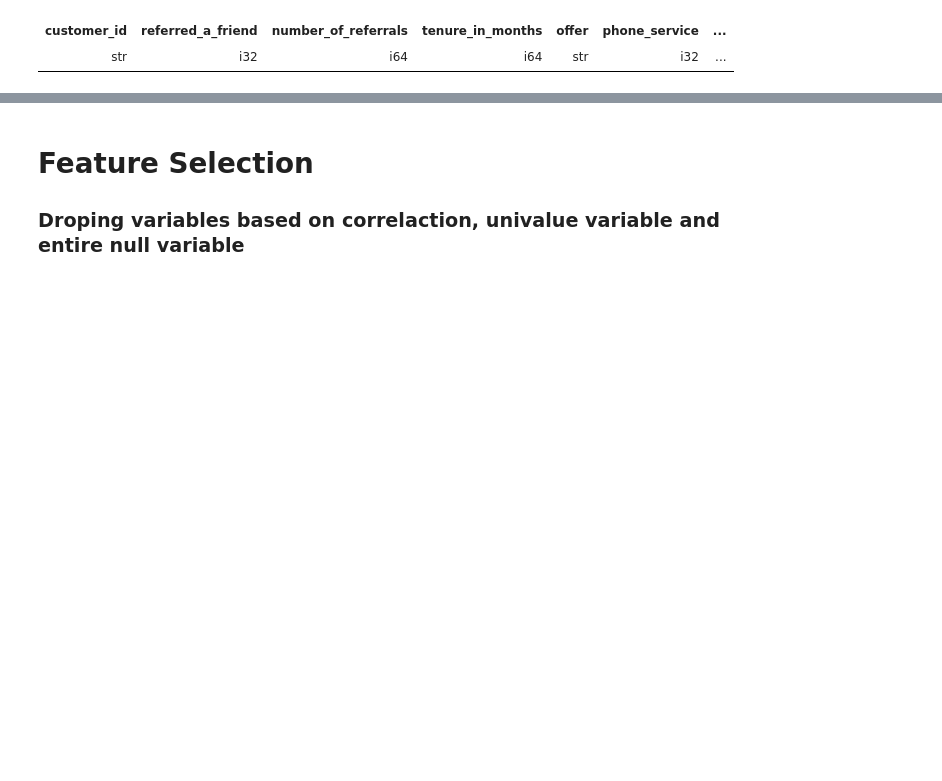
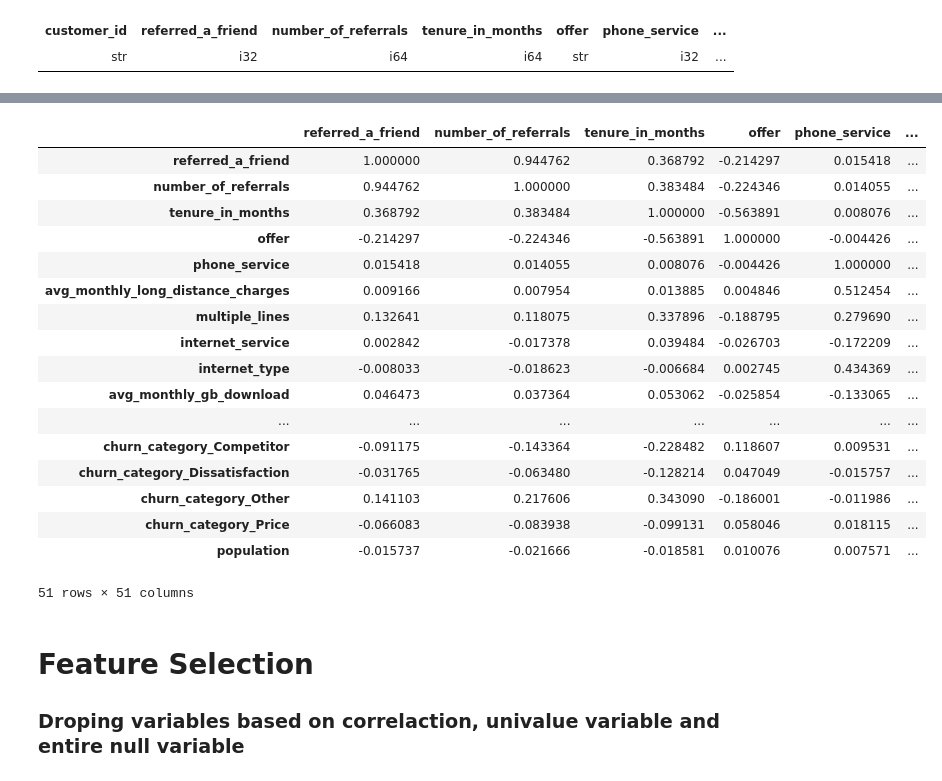
Before and after one commit to dalmeida64/NOVAIMS_EDSB25_30, a Jupyter notebook: src/EDA/eda_merge_files.ipynb, the cells around one changed output, grey strips where cells are left out. Cells and saved outputs as stored; diff of their text form; code cells hidden in the pictures; blank space fills up the shorter version.

```diff
--- a/src/EDA/eda_merge_files.ipynb
+++ b/src/EDA/eda_merge_files.ipynb
@@ -710,3 +740,24 @@ df = df.to_dummies(columns=["churn_category"])
+# %%
+df_corr
+# %% [output]
+|  | referred_a_friend | number_of_referrals | tenure_in_months | offer | phone_service | ... |
+| referred_a_friend | 1.000000 | 0.944762 | 0.368792 | -0.214297 | 0.015418 | ... |
+| number_of_referrals | 0.944762 | 1.000000 | 0.383484 | -0.224346 | 0.014055 | ... |
+| tenure_in_months | 0.368792 | 0.383484 | 1.000000 | -0.563891 | 0.008076 | ... |
+| offer | -0.214297 | -0.224346 | -0.563891 | 1.000000 | -0.004426 | ... |
+| phone_service | 0.015418 | 0.014055 | 0.008076 | -0.004426 | 1.000000 | ... |
+| avg_monthly_long_distance_charges | 0.009166 | 0.007954 | 0.013885 | 0.004846 | 0.512454 | ... |
+| multiple_lines | 0.132641 | 0.118075 | 0.337896 | -0.188795 | 0.279690 | ... |
+| internet_service | 0.002842 | -0.017378 | 0.039484 | -0.026703 | -0.172209 | ... |
+| internet_type | -0.008033 | -0.018623 | -0.006684 | 0.002745 | 0.434369 | ... |
+| avg_monthly_gb_download | 0.046473 | 0.037364 | 0.053062 | -0.025854 | -0.133065 | ... |
+| ... | ... | ... | ... | ... | ... | ... |
+| churn_category_Competitor | -0.091175 | -0.143364 | -0.228482 | 0.118607 | 0.009531 | ... |
+| churn_category_Dissatisfaction | -0.031765 | -0.063480 | -0.128214 | 0.047049 | -0.015757 | ... |
+| churn_category_Other | 0.141103 | 0.217606 | 0.343090 | -0.186001 | -0.011986 | ... |
+| churn_category_Price | -0.066083 | -0.083938 | -0.099131 | 0.058046 | 0.018115 | ... |
+| population | -0.015737 | -0.021666 | -0.018581 | 0.010076 | 0.007571 | ... |
+51 rows × 51 columns
 # %% [markdown]
 # Feature Selection
 
```
Also changed, not shown: parts of 14 cells of this notebook.
